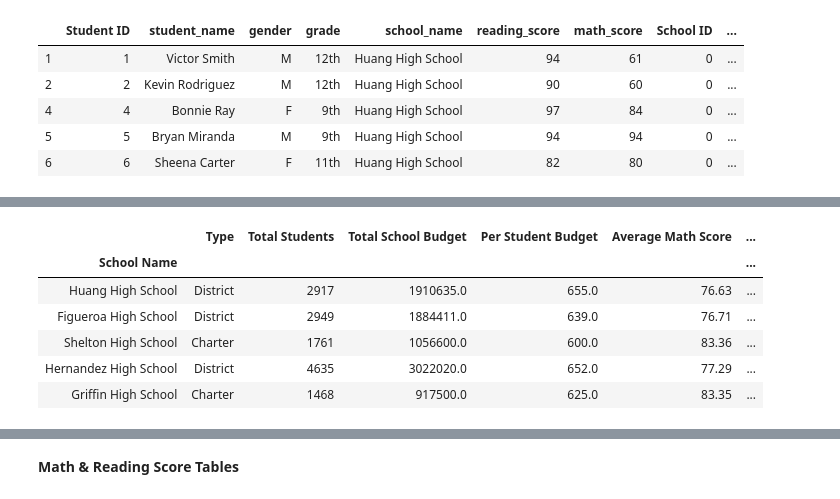
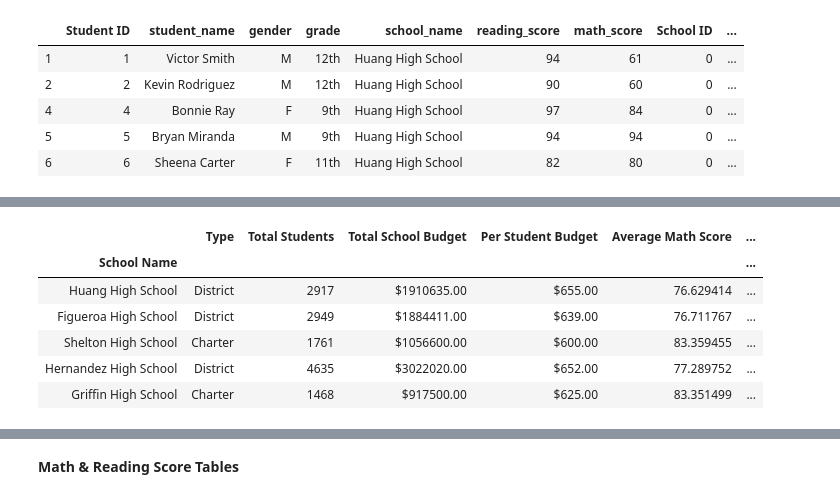
Before and after one commit to ejmayer/PyCitySchools, a Jupyter notebook: CitySchools.ipynb, the cells around one changed output, grey strips where cells are left out. Cells and saved outputs as stored; diff of their text form; code cells hidden in the pictures.

```diff
--- a/CitySchools.ipynb
+++ b/CitySchools.ipynb
@@ -392,8 +324,8 @@ score_table.head()
 # %%
 # create and calculating columns in table
-summary['Average Math Score'] = score_table["Math Scores"]/score_table["Students in School"]
-summary['Average Math Score'] = summary['Average Math Score'].map("{:,.2f}".format)
-summary['Average Reading Score'] = score_table["Reading Scores"]/score_table["Students in School"]
-summary['Average Reading Score'] = summary['Average Reading Score'].map("{:,.2f}".format)
+#summary['Average Math Score'] = score_table["Math Scores"]/score_table["Students in School"]
+#summary['Average Math Score'] = summary['Average Math Score'].map("{:,.2f}".format)
+#summary['Average Reading Score'] = score_table["Reading Scores"]/score_table["Students in School"]
+#summary['Average Reading Score'] = summary['Average Reading Score'].map("{:,.2f}".format)
 summary.head()
 # %% [output]
@@ -406,0 +339,7 @@ summary.head()
+# %%
+math_score_school = school_data_complete.groupby(["school_name"]).mean()["math_score"]
+reading_score_school = school_data_complete.groupby(["school_name"]).mean()["reading_score"]
+# %%
+summary["Average Math Score"] = math_score_school
+summary["Average Reading Score"] = reading_score_school
+summary
@@ -517,14 +430,17 @@ dtype: float64
+# %%
+percent_passing_math = passing_math / summary["Total Students"] * 100
+percent_passing_reading = passing_reading / summary["Total Students"] * 100
 # %%
-summary['Percent Passing Math'] = percent_passing_math * 100
-summary['Percent Passing Reading'] = percent_passing_reading * 100
+summary['Percent Passing Math'] = percent_passing_math
+summary['Percent Passing Reading'] = percent_passing_reading
 summary['Percent Passing Math'] = summary['Percent Passing Math'].map("{:,.2f}%".format)
 summary['Percent Passing Reading'] = summary['Percent Passing Reading'].map("{:,.2f}%".format)
 summary.head()
 # %% [output]
 |  | Type | Total Students | Total School Budget | Per Student Budget | Average Math Score | ... |
 | School Name |  |  |  |  |  | ... |
-| Huang High School | District | 2917 | 1910635.0 | 655.0 | 76.63 | ... |
-| Figueroa High School | District | 2949 | 1884411.0 | 639.0 | 76.71 | ... |
-| Shelton High School | Charter | 1761 | 1056600.0 | 600.0 | 83.36 | ... |
-| Hernandez High School | District | 4635 | 3022020.0 | 652.0 | 77.29 | ... |
-| Griffin High School | Charter | 1468 | 917500.0 | 625.0 | 83.35 | ... |
+| Huang High School | District | 2917 | $1910635.00 | $655.00 | 76.629414 | ... |
+| Figueroa High School | District | 2949 | $1884411.00 | $639.00 | 76.711767 | ... |
+| Shelton High School | Charter | 1761 | $1056600.00 | $600.00 | 83.359455 | ... |
+| Hernandez High School | District | 4635 | $3022020.00 | $652.00 | 77.289752 | ... |
+| Griffin High School | Charter | 1468 | $917500.00 | $625.00 | 83.351499 | ... |
```
Also changed, not shown: parts of 66 cells of this notebook, 6 other files.
